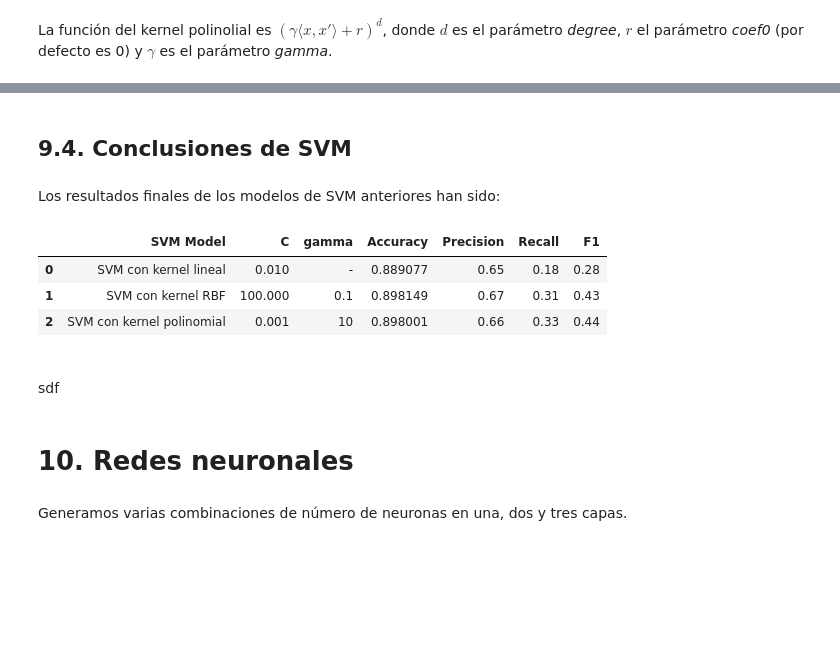
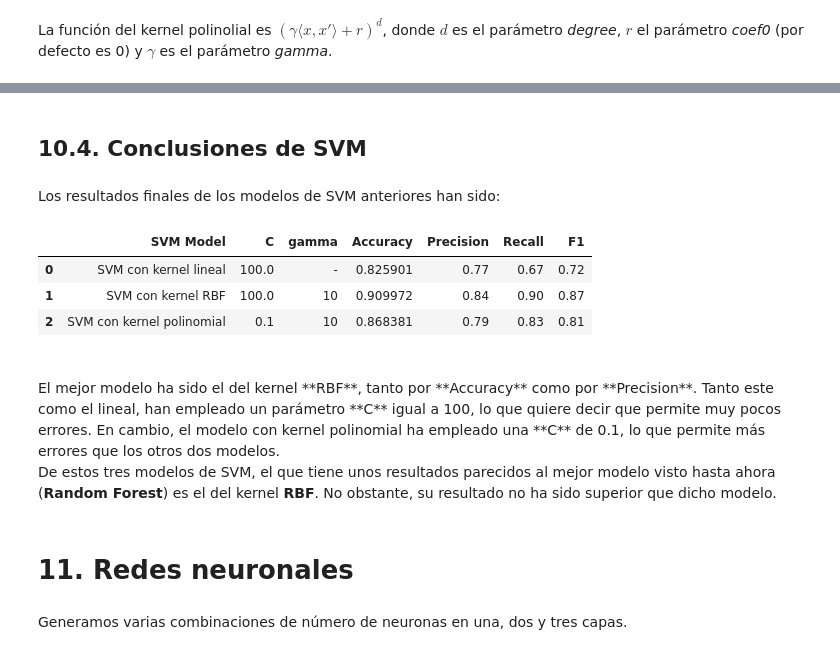
Before and after one commit to JoanMartin/UIB-MasterInBigData, a Jupyter notebook: Statistical-Learning-and-Decision-Making-II/Bank classification/Bank Classification.ipynb, the cells around one changed output, grey strips where cells are left out. Saved outputs shown, nothing was run; the diff lists cells and outputs as text; code cells hidden in the pictures; blank space fills up the shorter version.

```diff
--- a/Statistical-Learning-and-Decision-Making-II/Bank classification/Bank Classification.ipynb
+++ b/Statistical-Learning-and-Decision-Making-II/Bank classification/Bank Classification.ipynb
@@ -1278,31 +1360,33 @@ avg / total       0.88      0.90      0.88     13559
 # %% [markdown]
-## 9.4. Conclusiones de SVM <a class="anchor" id="svm-result"></a>
+## 10.4. Conclusiones de SVM <a class="anchor" id="svm-result"></a>
 # %% [markdown]
 Los resultados finales de los modelos de SVM anteriores han sido:
 # %%
 svm_models = ['SVM con kernel lineal', 'SVM con kernel RBF', 'SVM con kernel polinomial']
-C = [0.01, 100, 0.001]
-gamma = ['-', 0.1, 10]
-accuracy = [0.8890773655874327, 0.8981488310347371, 0.8980013275315288]
-precision = [0.65, 0.67, 0.66]
-recall = [0.18, 0.31, 0.33]
-f1 = [0.28, 0.43, 0.44]
+C = [100, 100, 0.1]
+gamma = ['-', 10, 10]
+accuracy = [0.8259005623294917, 0.9099716051444797, 0.8683814932353432]
+precision = [0.77, 0.84, 0.79]
+recall = [0.67, 0.90, 0.83]
+f1 = [0.72, 0.87, 0.81]
 
 df_svm_models = pd.concat([pd.Series(svm_models), pd.Series(C), pd.Series(gamma),
                           pd.Series(accuracy), pd.Series(precision),
                           pd.Series(recall), pd.Series(f1)], axis=1)
 df_svm_models.columns = ['SVM Model', 'C', 'gamma', 'Accuracy', 'Precision', 'Recall', 'F1']
 df_svm_models
 # %% [output]
 |  | SVM Model | C | gamma | Accuracy | Precision | Recall | F1 |
-| 0 | SVM con kernel lineal | 0.010 | - | 0.889077 | 0.65 | 0.18 | 0.28 |
-| 1 | SVM con kernel RBF | 100.000 | 0.1 | 0.898149 | 0.67 | 0.31 | 0.43 |
-| 2 | SVM con kernel polinomial | 0.001 | 10 | 0.898001 | 0.66 | 0.33 | 0.44 |
+| 0 | SVM con kernel lineal | 100.0 | - | 0.825901 | 0.77 | 0.67 | 0.72 |
+| 1 | SVM con kernel RBF | 100.0 | 10 | 0.909972 | 0.84 | 0.90 | 0.87 |
+| 2 | SVM con kernel polinomial | 0.1 | 10 | 0.868381 | 0.79 | 0.83 | 0.81 |
-# %% [markdown]
-<br>
-sdf
+# %% [markdown]
+<br>
+El mejor modelo ha sido el del kernel **RBF**, tanto por **Accuracy** como por **Precision**. Tanto este como el lineal, han empleado un parámetro **C** igual a 100, lo que quiere decir que permite muy pocos errores. En cambio, el modelo con kernel polinomial ha empleado una **C** de 0.1, lo que permite más errores que los otros dos modelos.
+
+De estos tres modelos de SVM, el que tiene unos resultados parecidos al mejor modelo visto hasta ahora (**Random Forest**) es el del kernel **RBF**. No obstante, su resultado no ha sido superior que dicho modelo.
 # %% [markdown]
-# 10. Redes neuronales <a class="anchor" id="neural-net"></a>
+# 11. Redes neuronales <a class="anchor" id="neural-net"></a>
 # %%
 from sklearn.neural_network import MLPClassifier
 # %% [markdown]
```
Also changed, not shown: parts of 44 cells of this notebook, 2 other files.
